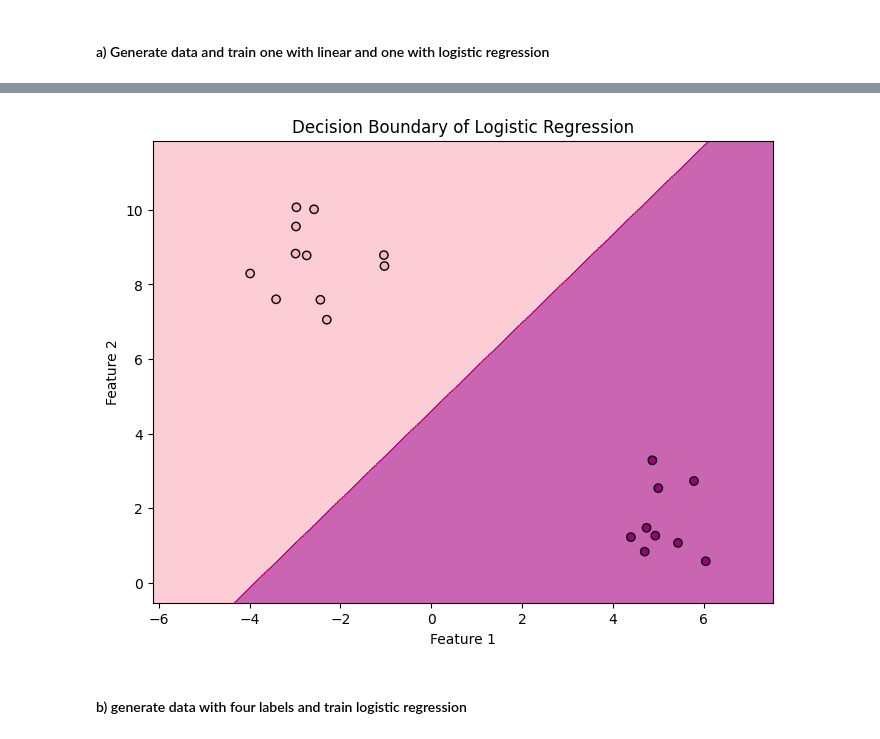
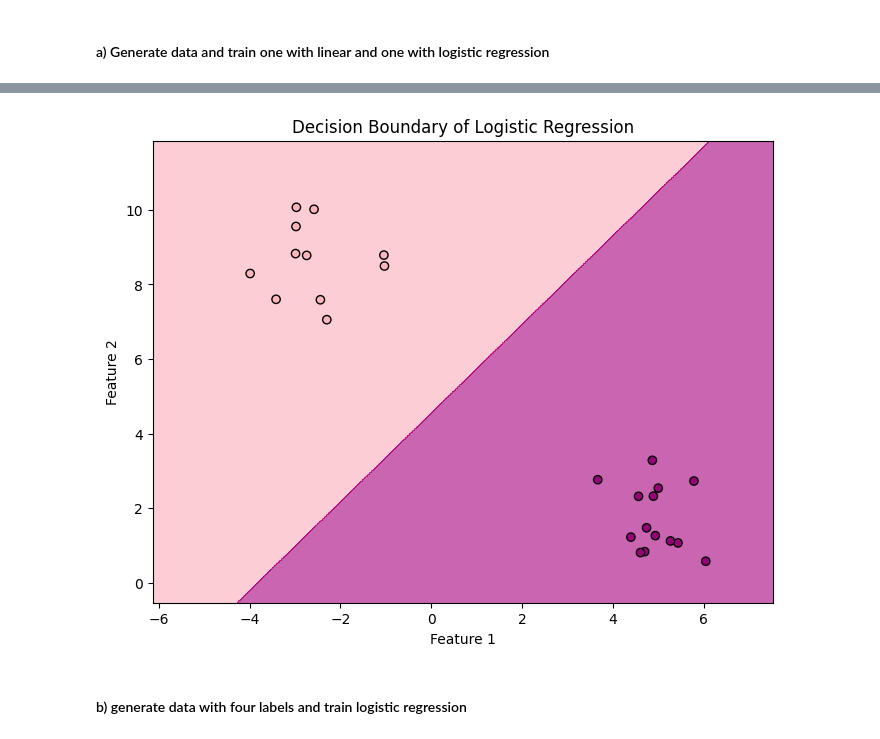
Before and after one commit to apanholzer/MML, a Jupyter notebook: exercise_2_3_panholzer.ipynb, the cells around one changed output, grey strips where cells are left out. Saved outputs shown, nothing was run; the diff lists cells and outputs as text; code cells hidden in the pictures.

```diff
--- a/exercise_2_3_panholzer.ipynb
+++ b/exercise_2_3_panholzer.ipynb
@@ -16,8 +16,8 @@ truncated_RdPu = LinearSegmentedColormap.from_list('truncated_RdPu', plt.cm.RdPu
 #### a) Generate data and train one with linear and one with logistic regression
 # %%
 # Generate data and split data into training and test sets
-X, y = make_blobs(n_samples = 100, centers = 2, random_state=42)
-X_train, X_test, y_train, y_test = train_test_split(X, y, test_size = 0.2, random_state = 42)
+X, y = make_blobs(n_samples = 100, centers = 2, random_state = 42)
+X_train, X_test, y_train, y_test = train_test_split(X, y, random_state = 42)
 # %%
 # train with linear regression
 linear_reg = LinearRegression()
@@ -30,5 +28,5 @@ array([0, 1, 0, 0, 1, 0, 1, 1, 0, 0, 1, 0, 1, 0, 1, 1, 1, 0, 0, 0])
 # %%
 # train with logistic regression
-logistic_reg = LogisticRegression(max_iter = 200)
+logistic_reg = LogisticRegression()
 logistic_reg.fit(X_train, y_train)
 y_pred_logistic = logistic_reg.predict(X_test)
@@ -45,26 +70,25 @@ Classification Error (Logistic Regression): 0.0
 # %%
-# plot decision boundary of a method for logistic regression
+# plot decision boundary of a method for logistic regression (here only the test set is plotted)
 x_min = X_train[:, 0].min() - 1
 x_max = X_train[:, 0].max() + 1
 y_min = X_train[:, 1].min() - 1
 y_max = X_train[:, 1].max() + 1
 
-xx, yy = np.meshgrid(np.arange(x_min, x_max, 0.01),
-                     np.arange(y_min, y_max, 0.01))
+xx, yy = np.meshgrid(np.arange(x_min, x_max, 0.01), np.arange(y_min, y_max, 0.01))
 
 Z = logistic_reg.predict(np.c_[xx.ravel(), yy.ravel()])
 Z = Z.reshape(xx.shape)
 
 # Plot the decision boundary
 plt.figure(figsize=(8, 6))
 plt.contourf(xx, yy, Z, alpha = 0.6, cmap = truncated_RdPu)
 plt.scatter(X_test[:, 0], X_test[:, 1], c = y_test, edgecolors = 'k', cmap = truncated_RdPu)
 plt.title("Decision Boundary of Logistic Regression")
 plt.xlabel("Feature 1")
 plt.ylabel("Feature 2")
 plt.show()
 # %% [output]
-[figure, old version]
+[figure, new version]
 # %% [markdown]
 #### b) generate data with four labels and train logistic regression
 # %%
```
Also changed, not shown: parts of 8 cells of this notebook.
